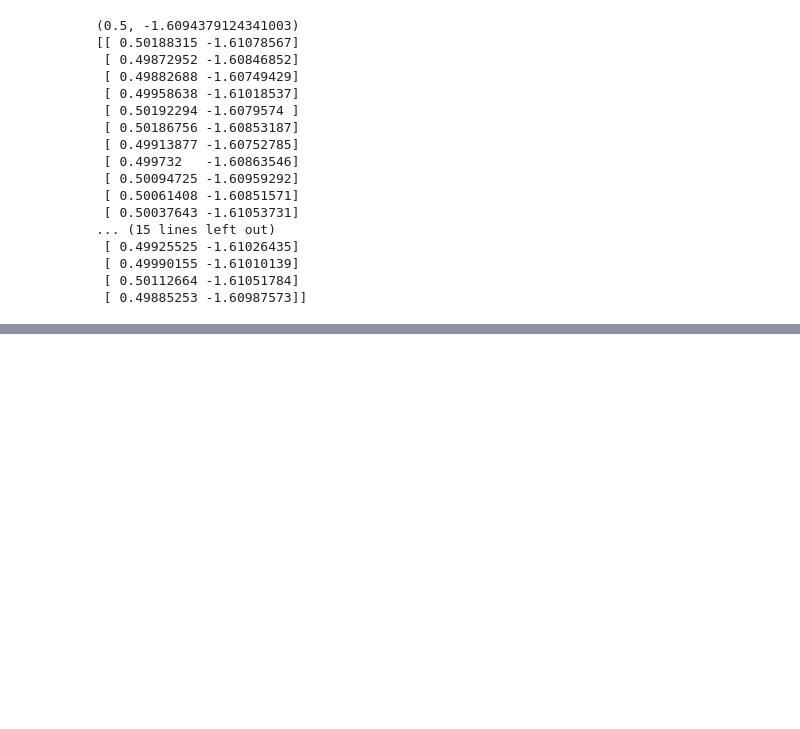
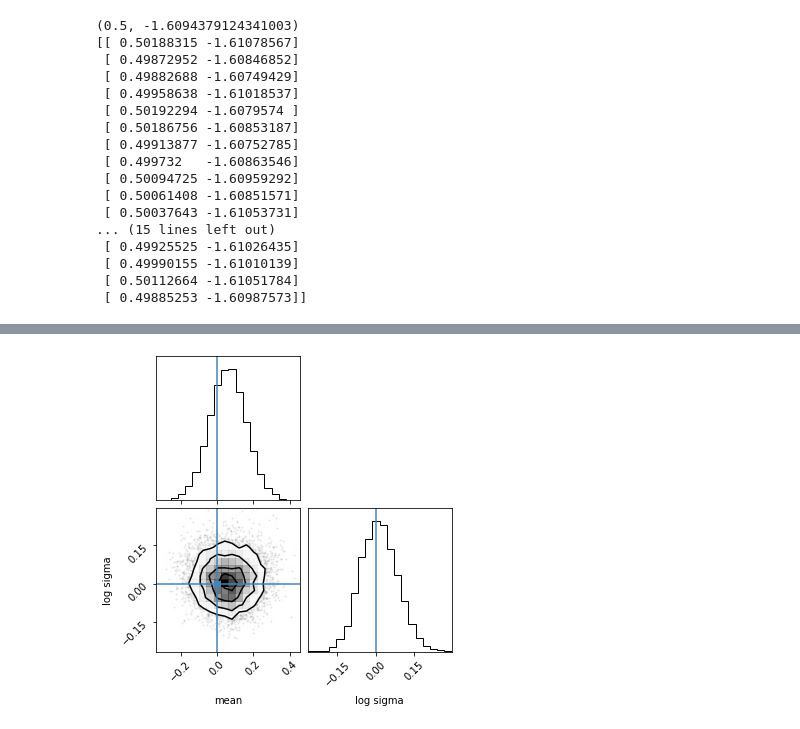
Before and after one commit to m4ese/astroResearchMethods, a Jupyter notebook: Peter file.ipynb, the cells around one changed output, grey strips where cells are left out. Cells and saved outputs as stored; diff of their text form; code cells hidden in the pictures; blank space fills up the shorter version.

```diff
--- a/Peter file.ipynb
+++ b/Peter file.ipynb
@@ -83,0 +108,7 @@ print(pos)
+# %%
+m_true, ls_true = 0, 0
+fig = corner.corner(
+    flat_samples, labels=labels, truths=[m_true, ls_true]
+);
+# %% [output]
+[figure, added]
```
Also changed, not shown: parts of 4 cells of this notebook.
